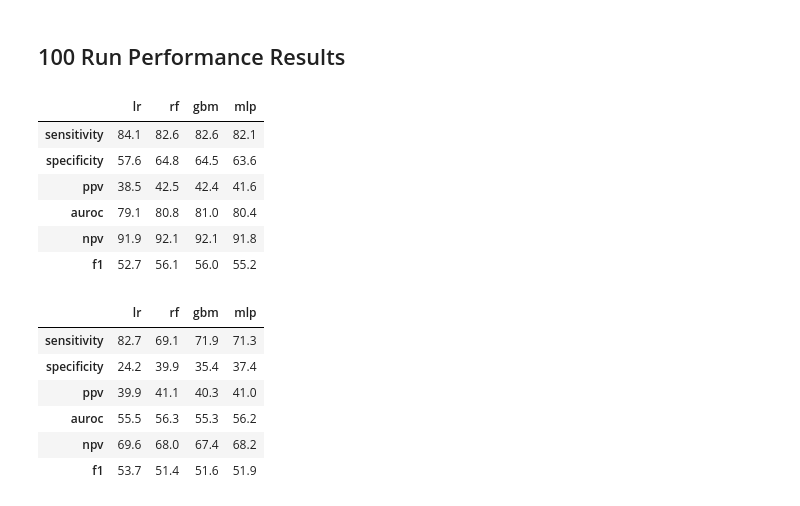
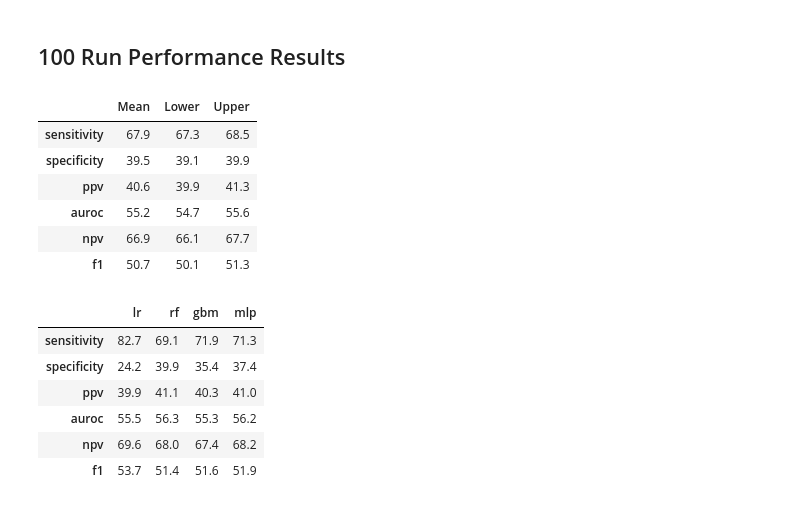
Before and after one commit to sudarshan85/imminent-adm-mimic, a Jupyter notebook: analysis/result_analysis.ipynb, the cells around one changed output. Saved outputs shown, nothing was run; the diff lists cells and outputs as text; code cells hidden in the pictures.

Commit message:
Changed order to mean and conf

```diff
--- a/analysis/result_analysis.ipynb
+++ b/analysis/result_analysis.ipynb
@@ -50,7 +50,7 @@ vars(args)
 # %% [markdown]
 ## 100 Run Performance Results
 # %%
-models = list(args.ia_thresh.keys())
+models = ['lr', 'rf', 'gbm']
 
 ia_bams = {}
 ps_bams = {}
@@ -81,16 +81,16 @@ for key in ia_bams.keys():
 
 ia_metrics = pd.DataFrame(ia_metrics, index=['sensitivity', 'specificity', 'ppv', 'auroc', 'npv', 'f1'])
 ps_metrics = pd.DataFrame(ps_metrics, index=['sensitivity', 'specificity', 'ppv', 'auroc', 'npv', 'f1'])
-# %%
-ia_metrics
-# %% [output]
-|  | lr | rf | gbm | mlp |
-| sensitivity | 84.1 | 82.6 | 82.6 | 82.1 |
-| specificity | 57.6 | 64.8 | 64.5 | 63.6 |
-| ppv | 38.5 | 42.5 | 42.4 | 41.6 |
-| auroc | 79.1 | 80.8 | 81.0 | 80.4 |
-| npv | 91.9 | 92.1 | 92.1 | 91.8 |
-| f1 | 52.7 | 56.1 | 56.0 | 55.2 |
+# %%
+ps_bams['gbm'].get_avg_metrics(conf=0.95)
+# %% [output]
+|  | Mean | Lower | Upper |
+| sensitivity | 67.9 | 67.3 | 68.5 |
+| specificity | 39.5 | 39.1 | 39.9 |
+| ppv | 40.6 | 39.9 | 41.3 |
+| auroc | 55.2 | 54.7 | 55.6 |
+| npv | 66.9 | 66.1 | 67.7 |
+| f1 | 50.7 | 50.1 | 51.3 |
 # %%
 ps_metrics
 # %% [output]
```
Also changed, not shown: 1 other file.
